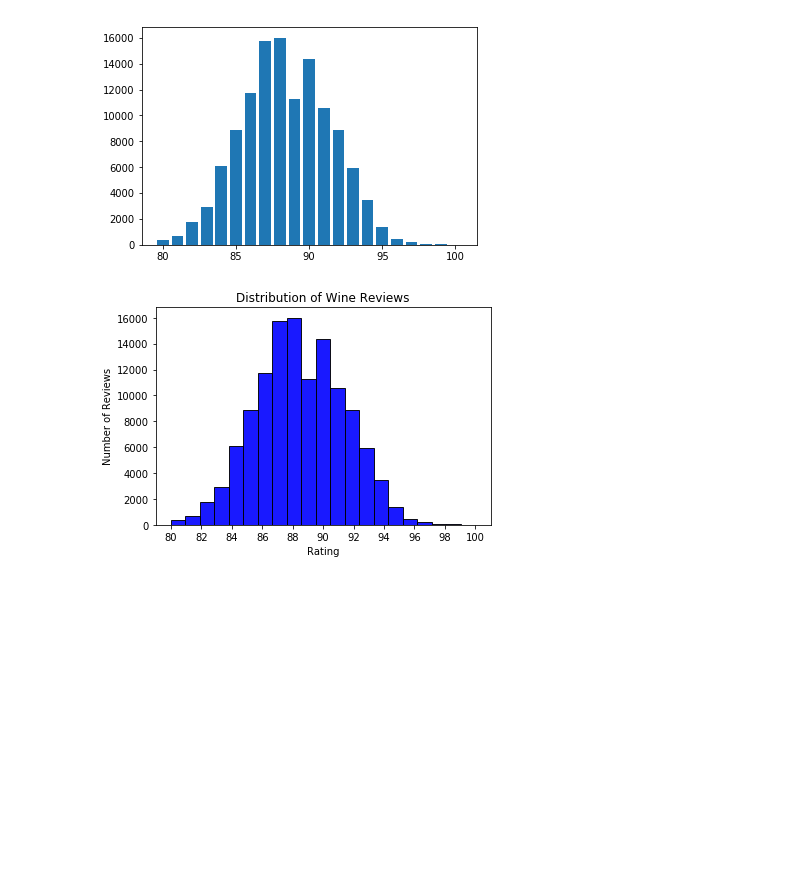
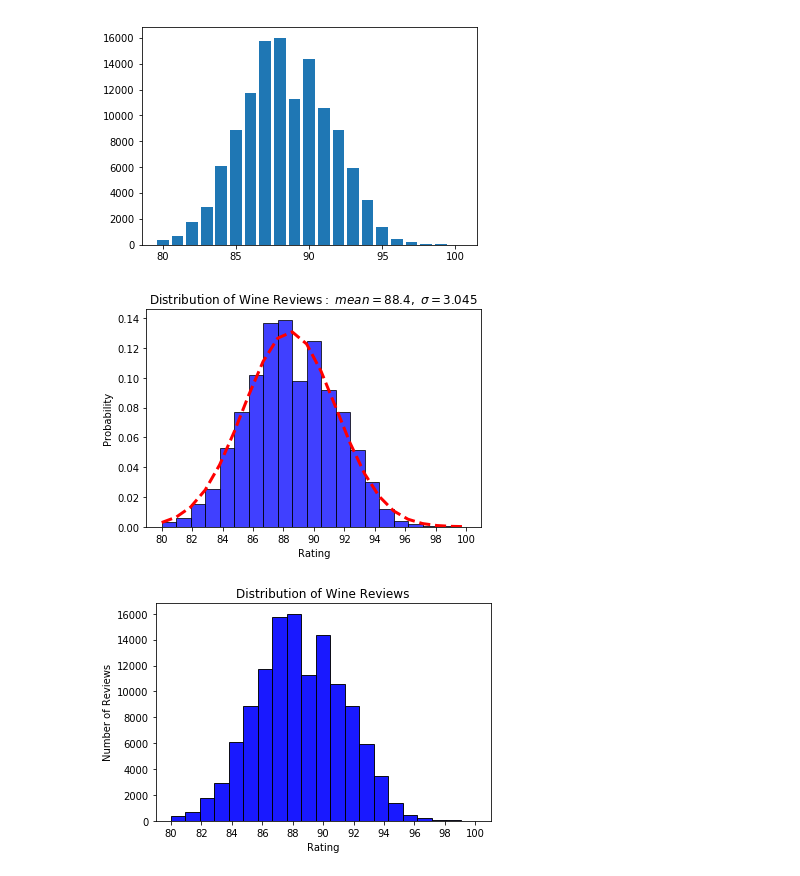
Before and after one commit to renatonico/Pygeons, a Jupyter notebook: notebooks/angel.ipynb, the cells around one changed output. Saved outputs shown, nothing was run; the diff lists cells and outputs as text; code cells hidden in the pictures; blank space fills up the shorter version.

Commit message:
updated histogram

```diff
--- a/notebooks/angel.ipynb
+++ b/notebooks/angel.ipynb
@@ -448,6 +449,26 @@ plt.bar(median_price['points'],pts_counts)
 plt.show()
 # %% [output]
 [figure]
+# %%
+x = clean_data['points']
+num_bins = 21
+#n, bins, patches = plt.hist(x, num_bins, facecolor='blue', alpha=0.5, normed=1, edgecolor='k',histtype='bar',align='mid')
+(mu, sigma) = norm.fit(x)
+#n, bins, patches = plt.hist(x, num_bins, facecolor='blue', alpha=0.9, normed=1, edgecolor='k',histtype='bar')
+n, bins, patches = plt.hist(x, num_bins, facecolor='blue', alpha=0.75, normed=1, edgecolor='k',histtype='bar')
+y = mlab.normpdf( bins, mu, sigma)
+l = plt.plot(bins, y, 'r--', linewidth=3)
+#n, bins, patches = plt.hist(x, num_bins,align='mid',line=True)
+plt.xticks(range(80,101,2))
+plt.xlabel('Rating')
+plt.ylabel('Probability')
+#plt.title('Distribution of Wine Reviews')
+plt.title(r'$\mathrm{Distribution\ of\ Wine\ Reviews:}\ mean=%.1f,\ \sigma=%.3f$' %(mu, sigma))
+#y = mlab.normpdf( bins, mu, sigma)
+#l = plt.plot(bins, y, 'r--', linewidth=1)
+plt.show()
+# %% [output]
+[figure, added]
 # %%
 x = clean_data['points']
 num_bins = 21
```
Also changed, not shown: parts of 1 cell of this notebook.
